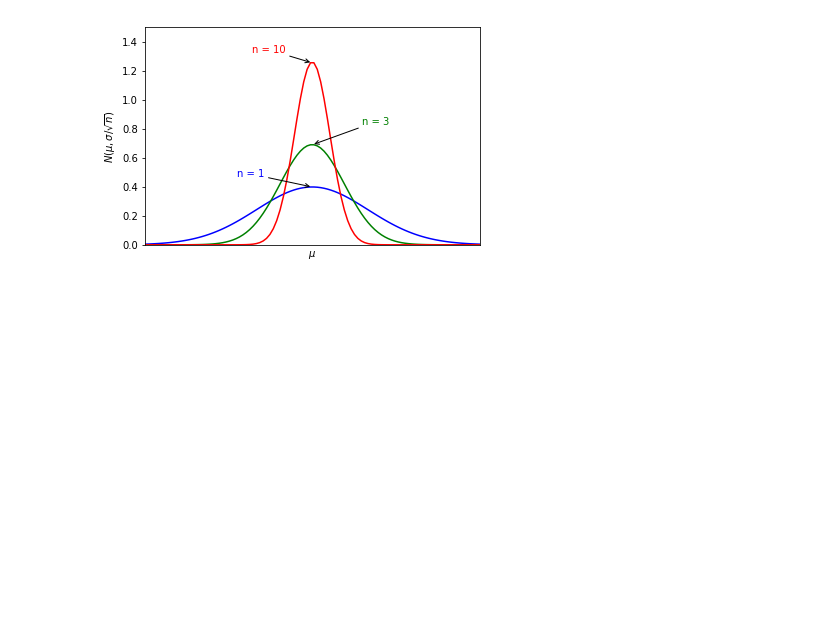
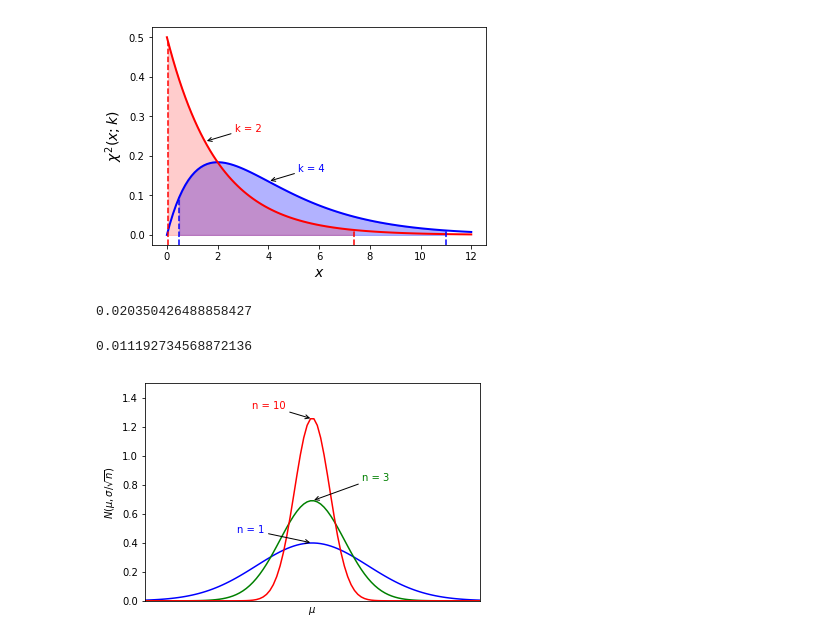
Before and after one commit to tatatupi/msc-thesis, a Jupyter notebook: Imagens/Esquemas/plots.ipynb, the cells around one changed output. Saved outputs shown, nothing was run; the diff lists cells and outputs as text; code cells hidden in the pictures; blank space fills up the shorter version.

```diff
--- a/Imagens/Esquemas/plots.ipynb
+++ b/Imagens/Esquemas/plots.ipynb
@@ -1,3 +9,60 @@
+# %%
+x = np.linspace(0,12,100)
+
+f = plt.figure()
+
+df = 4
+rv4 = scipy.stats.chi2(df)
+plt.plot(x, rv4.pdf(x), 'k-', lw=2, label='frozen pdf', color='blue')
+
+df = 2
+rv2 = scipy.stats.chi2(df)
+plt.plot(x, rv2.pdf(x), 'k-', lw=2, label='frozen pdf', color='red')
+
+
+plt.annotate('k = 2',
+            xy=(1.5, 0.2361832), xycoords='data', color='red',
+            xytext=(30, 10), textcoords='offset points',
+            arrowprops=dict(facecolor='green',arrowstyle="->"))
+
+plt.annotate('k = 4',
+            xy=(4, 0.1353352), xycoords='data', color='blue',
+            xytext=(30, 10), textcoords='offset points',
+            arrowprops=dict(facecolor='green',arrowstyle="->"))
+
+x=np.linspace(0.484,11.01,100)
+plt.fill_between(x, y1=0, y2=rv4.pdf(x), alpha=0.3, color='blue')
+
+x=np.linspace(0.051,7.38,100)
+plt.fill_between(x, y1=0, y2=rv2.pdf(x), alpha=0.2, color='red')
+
+bottom, top = plt.ylim()
+
+
+
+plt.axvline(x=0.484, ymin=0, ymax=(rv4.pdf(0.484)-bottom)/(top-bottom), color='blue', linestyle='--')
+plt.axvline(x=11.01, ymin=0, ymax=(rv4.pdf(11.01)-bottom)/(top-bottom), color='blue', linestyle='--')
+
+
+plt.axvline(x=0.051, ymin=0, ymax=(rv2.pdf(0.051)-bottom)/(top-bottom), color='red', linestyle='--')
+plt.axvline(x=7.38, ymin=0, ymax=(rv2.pdf(7.38)-bottom)/(top-bottom), color='red', linestyle='--')
+
+
+plt.xlabel('$x$', fontsize=14)
+plt.ylabel(r'$\chi^2(x;k)$', fontsize=14)
+
+
+f.savefig('chi2.pdf')
+# %% [output]
+[figure, added]
+# %%
+rv4.pdf(11.01)/(top-bottom)
+# %% [output]
+0.020350426488858427
+# %%
+rv4.pdf(11.01)
+# %% [output]
+0.011192734568872136
 # %%
 import matplotlib.pyplot as plt
 import numpy as np
```
Also changed, not shown: parts of 1 cell of this notebook, 4 other files.
